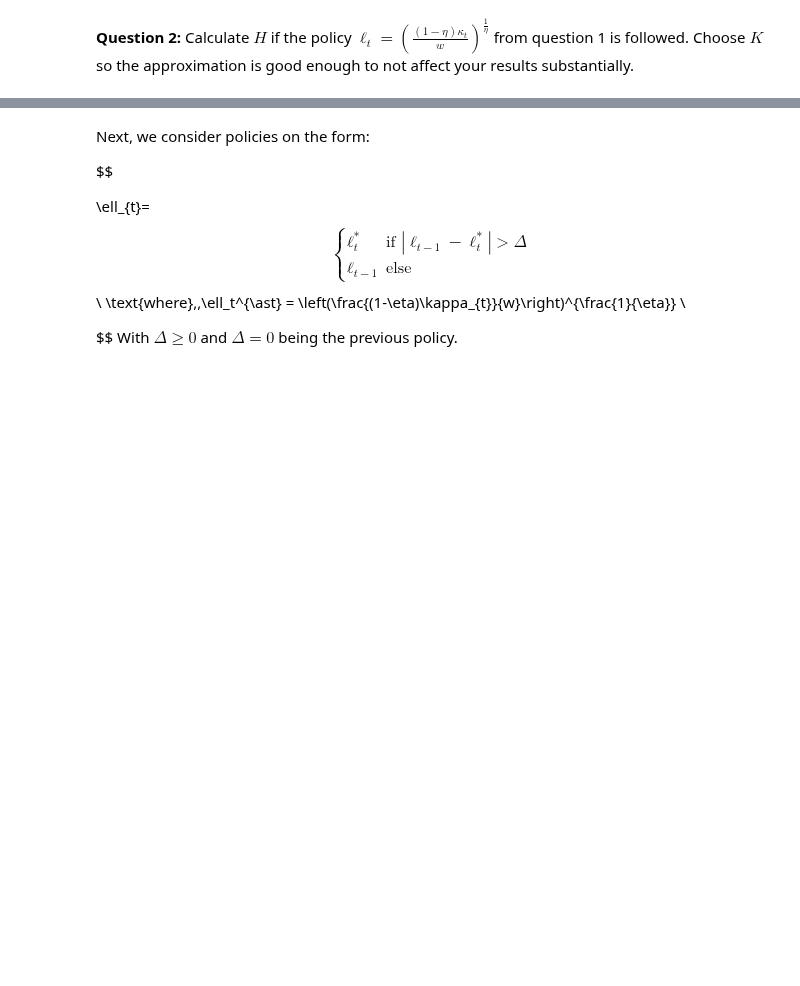
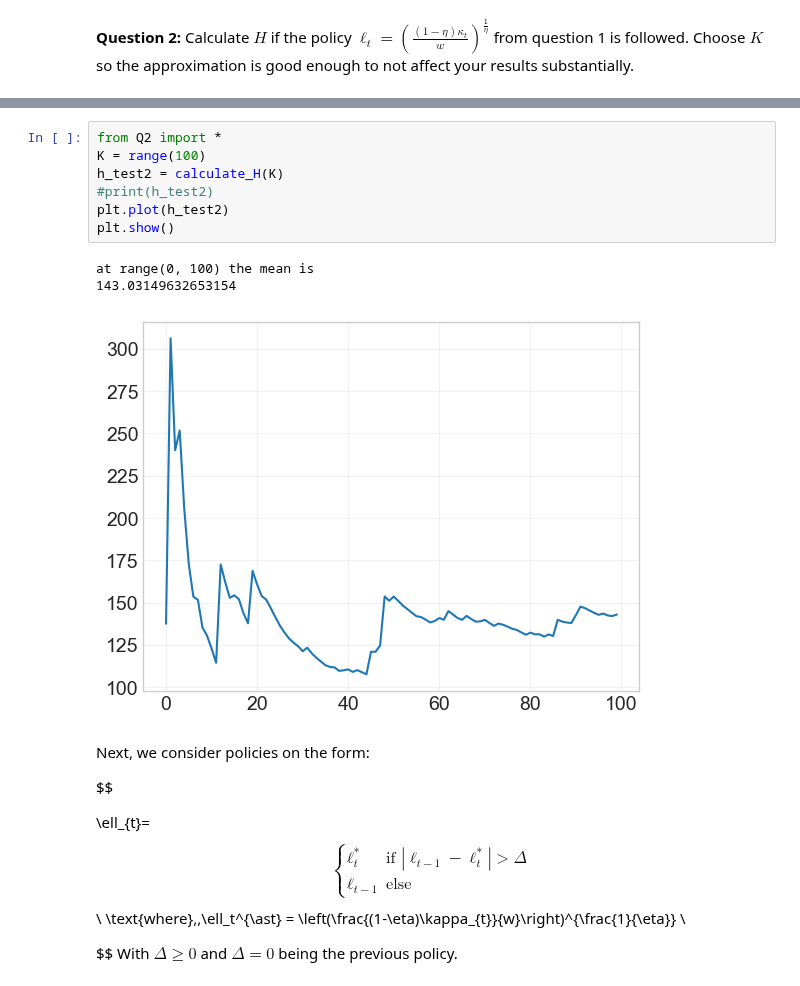
Before and after one commit to NumEconCopenhagen/projects-2023-bpr871, a Jupyter notebook: bpr871_eksamen/Q3-julie.ipynb, the cells around one changed output, grey strips where cells are left out. Saved outputs shown, nothing was run; the diff lists cells and outputs as text; blank space fills up the shorter version.

```diff
--- a/bpr871_eksamen/Q3-julie.ipynb
+++ b/bpr871_eksamen/Q3-julie.ipynb
@@ -254,4 +269,15 @@ print(h_value)
 137.53130132797781
+# %%
+from Q2 import *
+K = range(100)
+h_test2 = calculate_H(K)
+#print(h_test2)
+plt.plot(h_test2)
+plt.show()
+# %% [output]
+at range(0, 100) the mean is
+143.03149632653154
+[figure, added]
 # %% [markdown]
 Next, we consider policies on the form:
 
```
Also changed, not shown: parts of 4 cells of this notebook, 1 other file.
